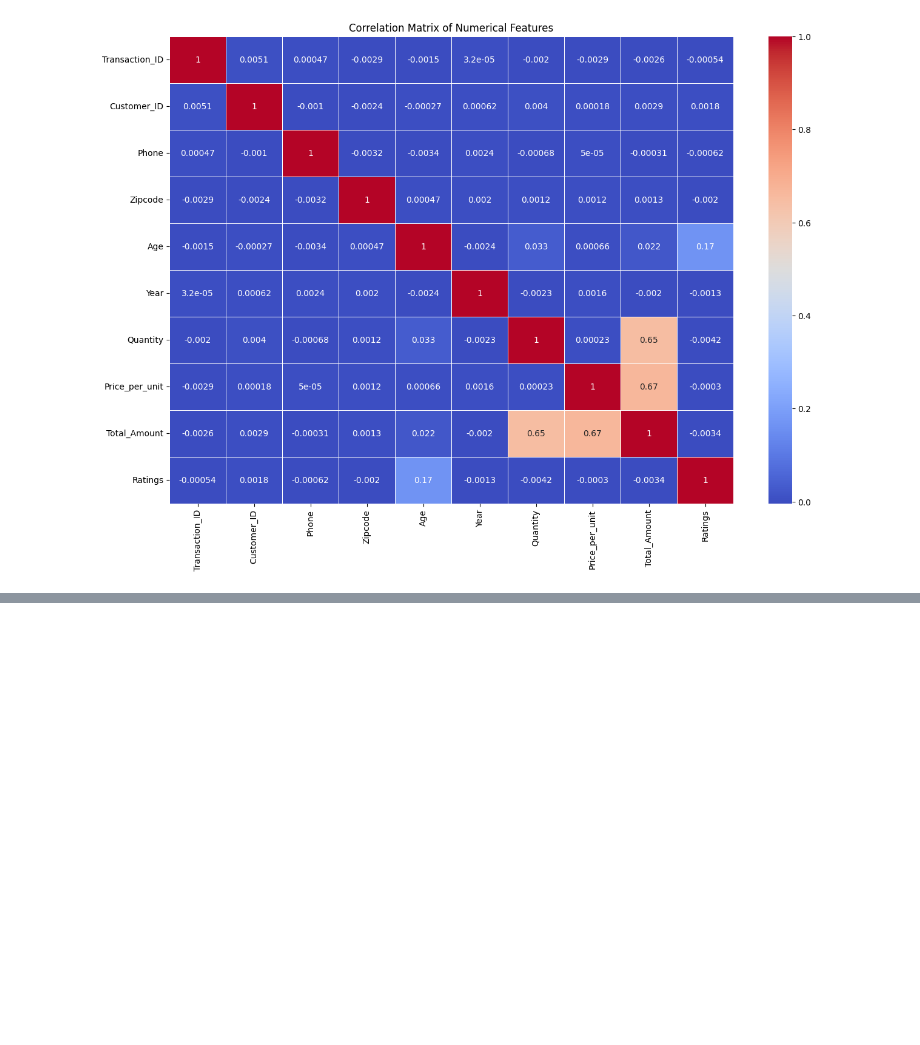
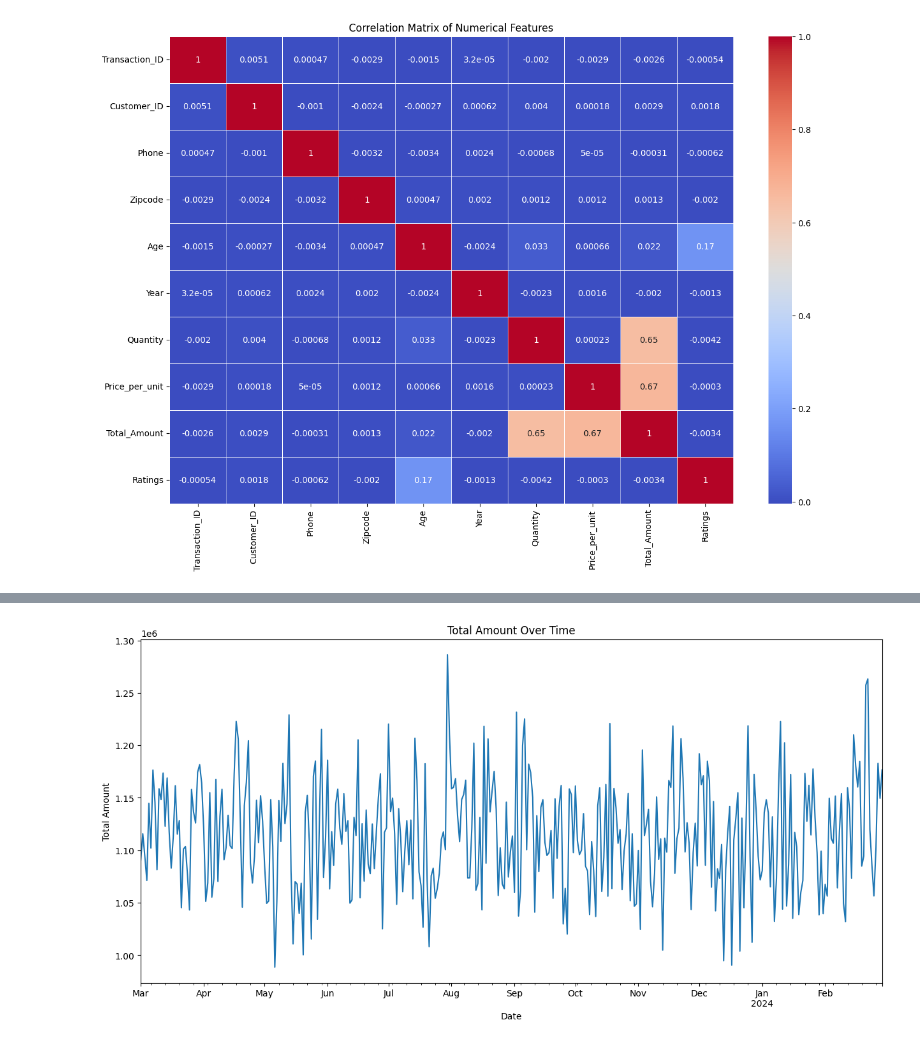
Before and after one commit to MohkamPreet/Sales-Data-Analysis, a Jupyter notebook: EDA.ipynb, the cells around one changed output, grey strips where cells are left out. Drawn from its saved outputs; the diff is of its cells as text; code cells hidden in the pictures; blank space fills up the shorter version.

```diff
--- a/EDA.ipynb
+++ b/EDA.ipynb
@@ -67,0 +121,11 @@ plt.show()
+# %%
+df['Date'] = pd.to_datetime(df['Date'])
+
+plt.figure(figsize=(15, 7))
+df.groupby('Date')['Total_Amount'].sum().plot()
+plt.title('Total Amount Over Time')
+plt.xlabel('Date')
+plt.ylabel('Total Amount')
+plt.show()
+# %% [output]
+[figure, added]
```
Also changed, not shown: parts of 9 cells of this notebook.
